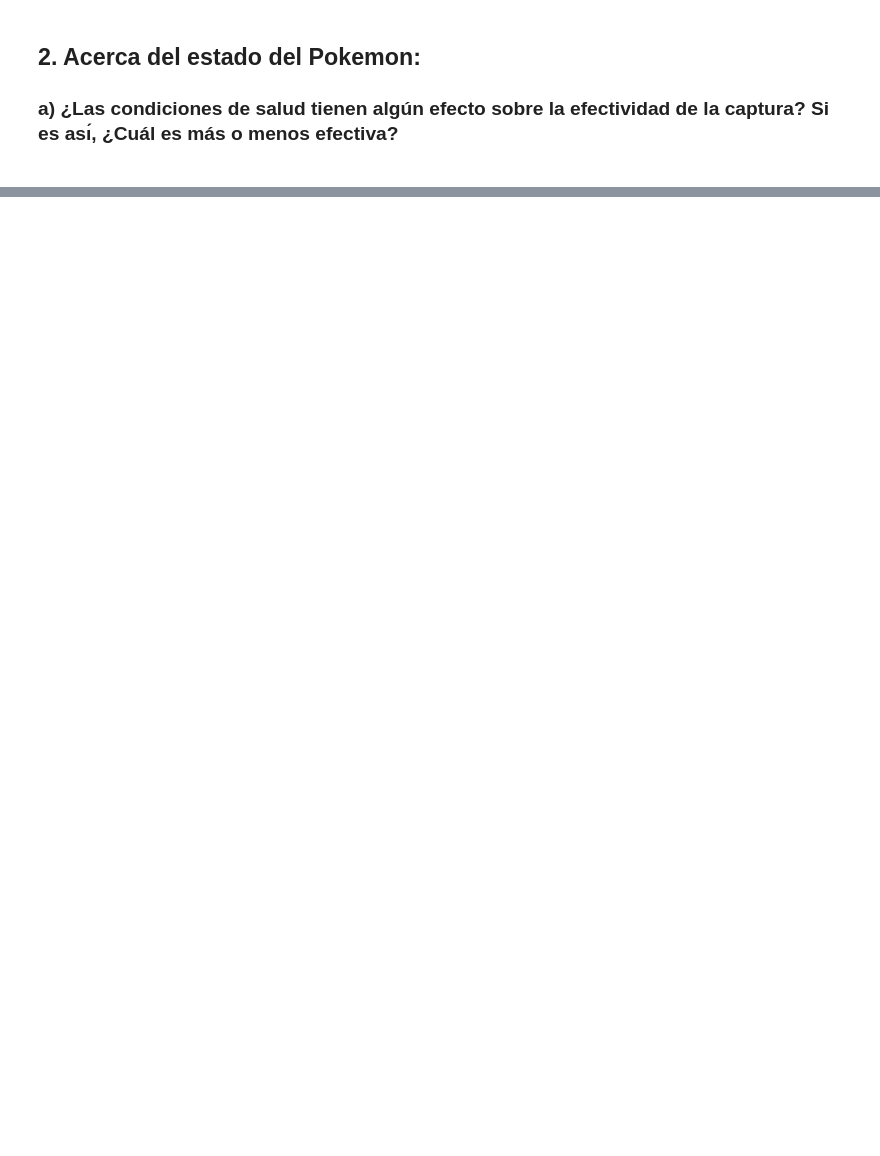
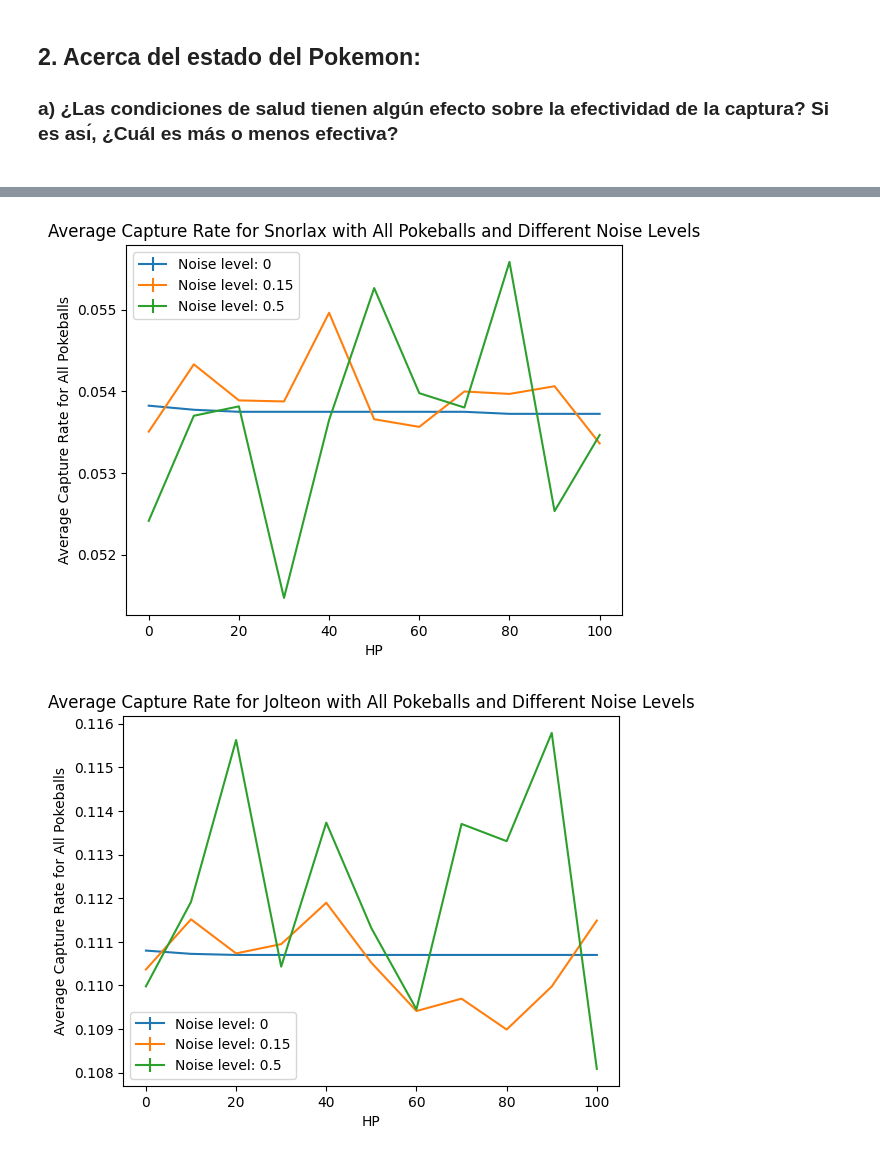
Before and after one commit to tristanff/SIA, a Jupyter notebook: TP0/src/notebook.ipynb, the cells around one changed output, grey strips where cells are left out. Cells and saved outputs as stored; diff of their text form; code cells hidden in the pictures; blank space fills up the shorter version.

```diff
--- a/TP0/src/notebook.ipynb
+++ b/TP0/src/notebook.ipynb
@@ -108,0 +106,50 @@ for pokemon_name in pokemonName_list:
+# %%
+import numpy as np
+
+
+pokemonName_list = ["snorlax", "jolteon"]
+ball_types = ['pokeball', 'ultraball', 'fastball' , 'heavyball']
+
+# Create a dictionary to store average capture rates for all pokemon, HP levels, and noise levels
+average_capture_rates_dict = {pokemon: {hp: {noise: [] for noise in noise_levels} for hp in range(0, 101, 10)} for pokemon in pokemonName_list}
+
+# Loop for each pokemon
+for pokemon_name in pokemonName_list:
+    for hp in range(0, 101, 10):
+        pokemon = factory.create(pokemon_name, hp, StatusEffect.NONE, 1)
+        for noise_level in noise_levels:
+            total_capture_rate = 0
+            for ball_type in ball_types:
+                for _ in range(num_attempts):
+                    attempt_result, capture_rate = attempt_catch(pokemon, ball_type, noise_level)
+                    total_capture_rate += capture_rate
+            average_capture_rate = total_capture_rate / (num_attempts * len(ball_types))
+            # Store the average capture rate in the dictionary
+            average_capture_rates_dict[pokemon_name][hp][noise_level].append(average_capture_rate)
+
+# Calculate the mean and standard error of the average capture rates for each pokemon, HP level, and noise level
+mean_capture_rates_dict = {pokemon: {hp: {noise: np.mean(rates) for noise, rates in noise_rates.items()} for hp, noise_rates in hp_noise_rates.items()} for pokemon, hp_noise_rates in average_capture_rates_dict.items()}
+std_error_dict = {pokemon: {hp: {noise: np.std(rates) / np.sqrt(len(rates)) for noise, rates in noise_rates.items()} for hp, noise_rates in hp_noise_rates.items()} for pokemon, hp_noise_rates in average_capture_rates_dict.items()}
+
+# Plot the results for Snorlax
+plt.figure()
+for noise_level in noise_levels:
+    plt.errorbar([hp for hp in range(0, 101, 10)], [mean_capture_rates_dict['snorlax'][hp][noise_level] for hp in range(0, 101, 10)], yerr=[std_error_dict['snorlax'][hp][noise_level] for hp in range(0, 101, 10)], label=f'Noise level: {noise_level}')
+plt.xlabel('HP')
+plt.ylabel('Average Capture Rate for All Pokeballs')
+plt.title('Average Capture Rate for Snorlax with All Pokeballs and Different Noise Levels')
+plt.legend()
+plt.show()
+
+# Plot the results for Jolteon
+plt.figure()
+for noise_level in noise_levels:
+    plt.errorbar([hp for hp in range(0, 101, 10)], [mean_capture_rates_dict['jolteon'][hp][noise_level] for hp in range(0, 101, 10)], yerr=[std_error_dict['jolteon'][hp][noise_level] for hp in range(0, 101, 10)], label=f'Noise level: {noise_level}')
+plt.xlabel('HP')
+plt.ylabel('Average Capture Rate for All Pokeballs')
+plt.title('Average Capture Rate for Jolteon with All Pokeballs and Different Noise Levels')
+plt.legend()
+plt.show()
+# %% [output]
+[figure, added]
+[figure, added]
```
Also changed, not shown: parts of 3 cells of this notebook, 2 other files.
